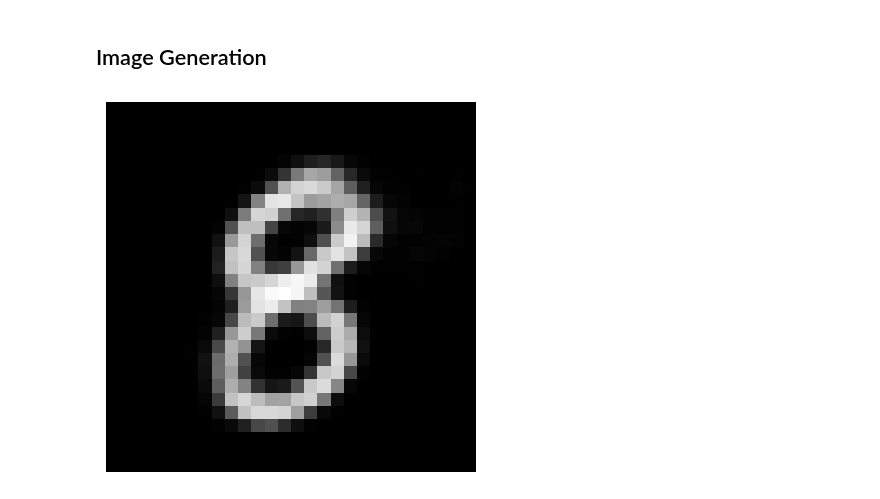
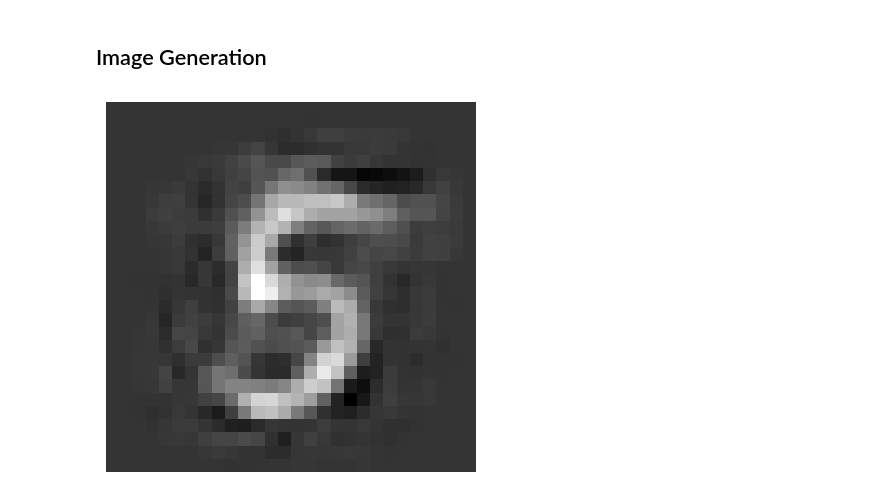
Before and after one commit to 1henrypage/adversarial-autoencoders, a Jupyter notebook: src/adversarial_autoencoder/semi_supervised_experiment.ipynb, the cells around one changed output. Drawn from its saved outputs; the diff is of its cells as text; code cells hidden in the pictures.

```diff
--- a/src/adversarial_autoencoder/semi_supervised_experiment.ipynb
+++ b/src/adversarial_autoencoder/semi_supervised_experiment.ipynb
@@ -160,0 +218,28 @@ Weights saved to semisupervised_results/500_epochs_adam_results_run_2_noise/weig
+# %%
+options = SemiSupervisedAutoEncoderOptions(
+    input_dim=INPUT_DIM,
+    ae_hidden_dim=AE_HIDDEN,
+    disc_hidden_dim=DC_HIDDEN,
+    latent_dim_categorical=LATENT_DIM_CAT,
+    latent_dim_style=LATENT_DIM_STYLE,
+    recon_loss_fn=recon_loss,
+    init_recon_lr=init_recon_lr,
+    semi_supervised_loss_fn=semi_sup_loss,
+    init_semi_sup_lr=init_semi_sup_lr,
+    init_gen_lr=init_gen_lr,
+    use_decoder_sigmoid=use_decoder_sigmoid,
+    init_disc_categorical_lr = init_disc_lr,
+    init_disc_style_lr = init_disc_lr
+)
+
+model = SemiSupervisedAdversarialAutoencoder(options);
+# %%
+model.train_mbgd_2(
+    val_loader=val_loader,
+    epochs=NUM_EPOCHS,
+    prior_std=PRIOR_STD,
+    result_folder=RESULT_FOLDER,
+    add_gaussian_noise=GAUSSIAN_NOISE,
+    train_labeled_loader=train_labeled_loader,
+    train_unlabeled_loader=train_unlabeled_loader
+)
@@ -161,3 +298,5 @@ Weights saved to semisupervised_results/500_epochs_adam_results_run_2_noise/weig
+# %%
+model.load_weights("semisupervised_results/500_epochs_adam_results_run_2_noise/weights")
 # %%
 all_probs, all_preds = [], []
 for imgs, _ in test_loader:
@@ -180,12 +319,12 @@ model.load_weights("semisupervised_results/500_epochs_adam_results_run_2_noise/w
 # %%
 import matplotlib.pyplot as plt
 
-img7 = model.generate_images(8, prior_std=1.0)
+img7 = model.generate_images(5, prior_std=0.01)
 plt.imshow(img7.squeeze().cpu().numpy(), cmap='gray')
 plt.axis('off')
 plt.show()
 # %% [output]
-[figure, old version]
+[figure, new version]
 # %%
 fig, axes = plt.subplots(
     nrows=10,
```
Also changed, not shown: parts of 14 cells of this notebook, 46 other files.
